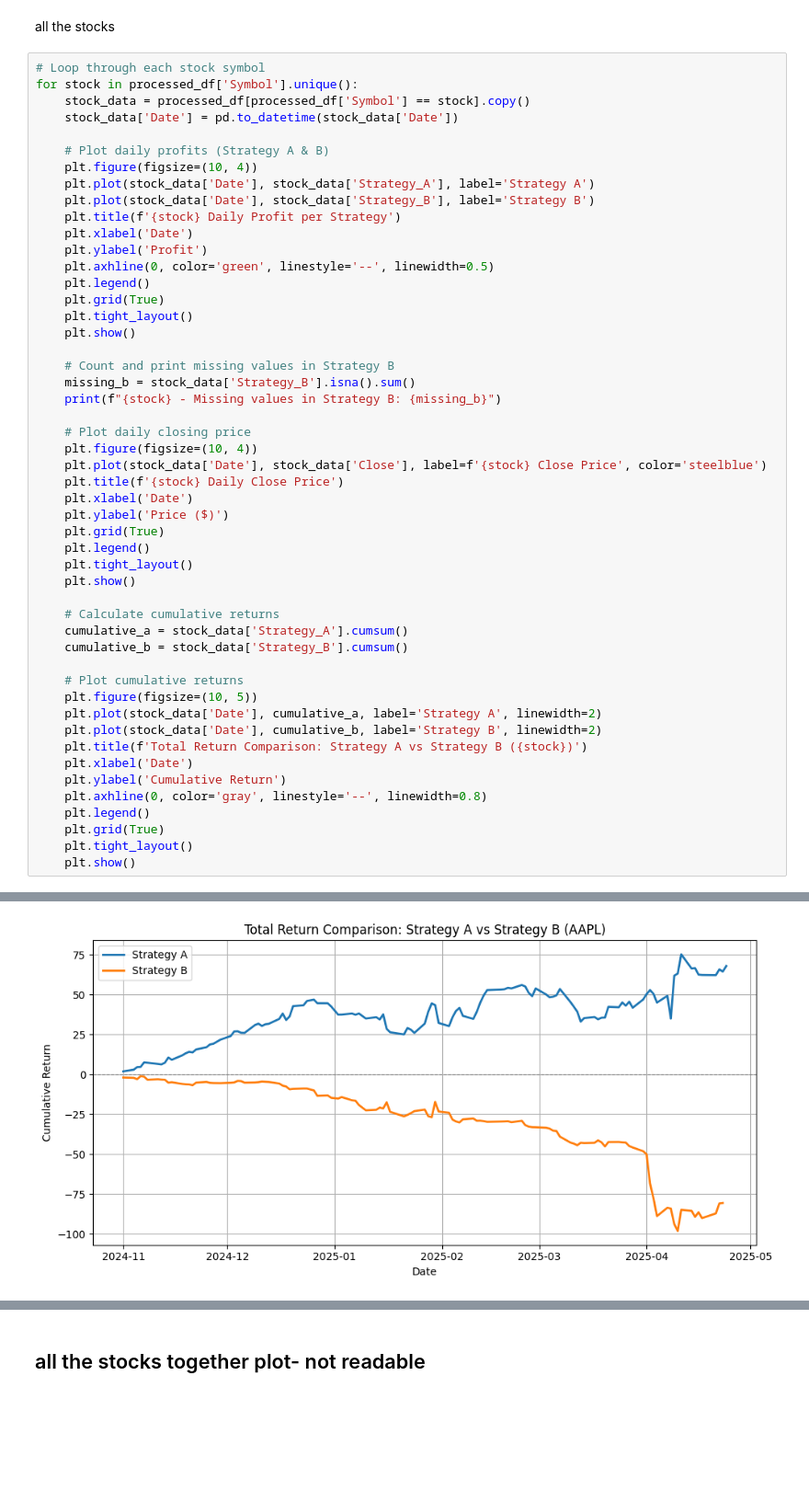
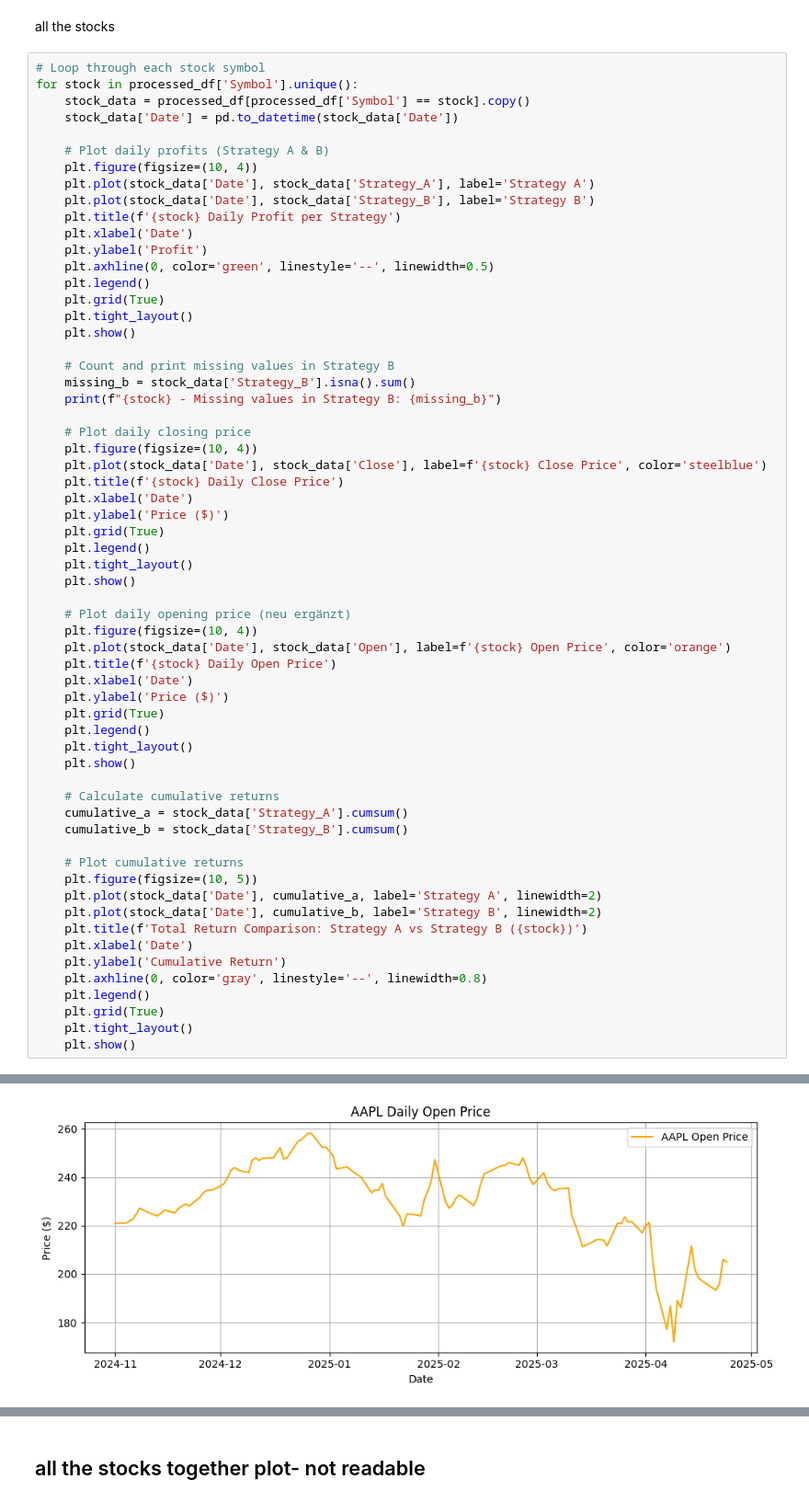
Before and after one commit to buehlana/Scientific-Programming_GroupProject, a Jupyter notebook: code.ipynb, the cells around one changed output, grey strips where cells are left out. Shown at 92% size. Drawn from its saved outputs; the diff is of its cells as text; blank space fills up the shorter version.

Commit message:
Adding Daily Open Price

```diff
--- a/code.ipynb
+++ b/code.ipynb
@@ -354,31 +348,42 @@ for stock in processed_df['Symbol'].unique():
     plt.figure(figsize=(10, 4))
     plt.plot(stock_data['Date'], stock_data['Close'], label=f'{stock} Close Price', color='steelblue')
     plt.title(f'{stock} Daily Close Price')
     plt.xlabel('Date')
     plt.ylabel('Price ($)')
     plt.grid(True)
     plt.legend()
     plt.tight_layout()
     plt.show()
 
+    # Plot daily opening price (neu ergänzt)
+    plt.figure(figsize=(10, 4))
+    plt.plot(stock_data['Date'], stock_data['Open'], label=f'{stock} Open Price', color='orange')
+    plt.title(f'{stock} Daily Open Price')
+    plt.xlabel('Date')
+    plt.ylabel('Price ($)')
+    plt.grid(True)
+    plt.legend()
+    plt.tight_layout()
+    plt.show()
+
     # Calculate cumulative returns
     cumulative_a = stock_data['Strategy_A'].cumsum()
     cumulative_b = stock_data['Strategy_B'].cumsum()
 
     # Plot cumulative returns
     plt.figure(figsize=(10, 5))
     plt.plot(stock_data['Date'], cumulative_a, label='Strategy A', linewidth=2)
     plt.plot(stock_data['Date'], cumulative_b, label='Strategy B', linewidth=2)
     plt.title(f'Total Return Comparison: Strategy A vs Strategy B ({stock})')
     plt.xlabel('Date')
     plt.ylabel('Cumulative Return')
     plt.axhline(0, color='gray', linestyle='--', linewidth=0.8)
     plt.legend()
     plt.grid(True)
     plt.tight_layout()
     plt.show()
 # %% [output]
 [figure]
 AAPL - Missing values in Strategy B: 1
 [figure]
-[figure, old version]
+[figure, new version]
```
Also changed, not shown: parts of 6 cells of this notebook, 2 other files.
